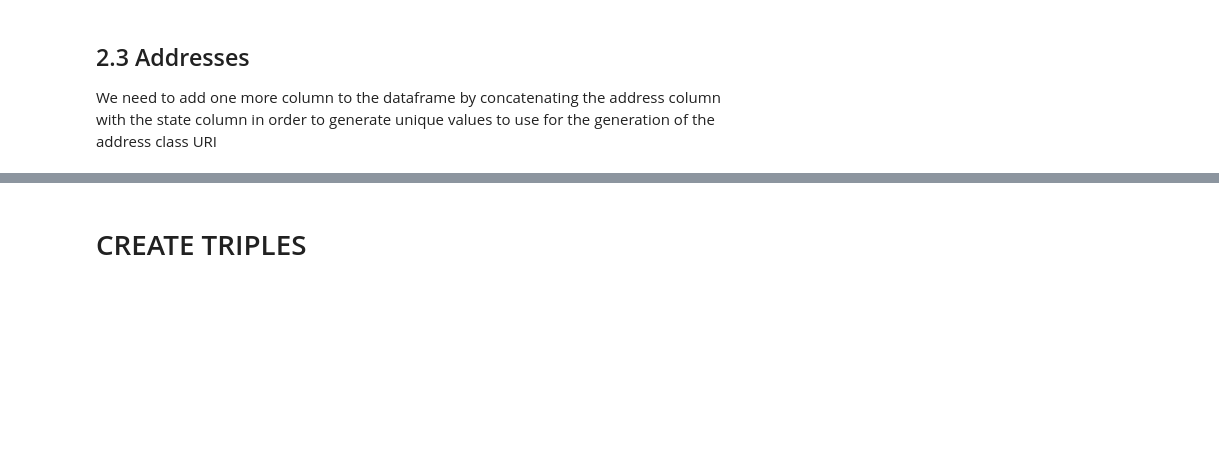
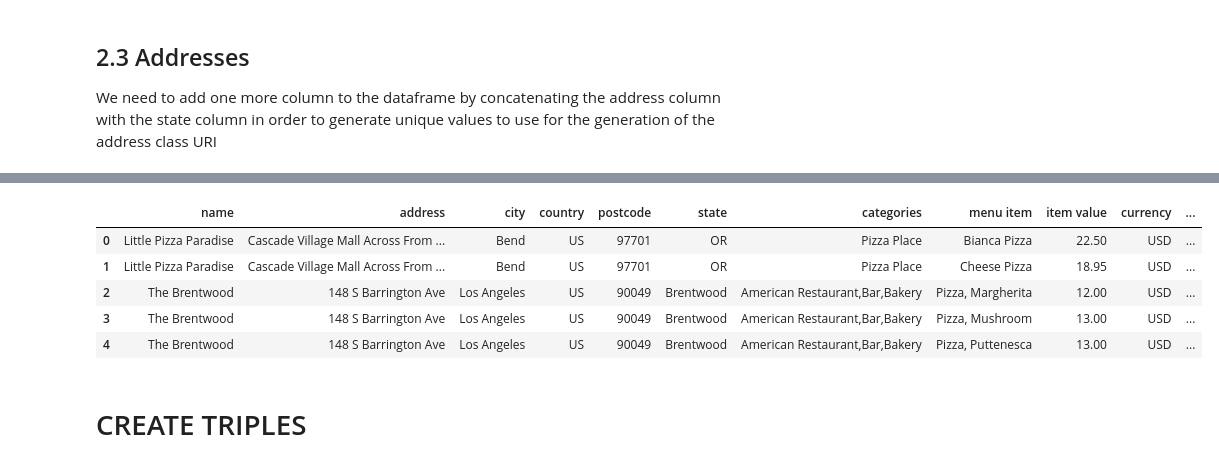
Before and after one commit to zdetor54/INM713-coursework, a Jupyter notebook: INM713-cw2.ipynb, the cells around one changed output, grey strips where cells are left out. Saved outputs shown, nothing was run; the diff lists cells and outputs as text; code cells hidden in the pictures; blank space fills up the shorter version.

```diff
--- a/INM713-cw2.ipynb
+++ b/INM713-cw2.ipynb
@@ -285,3 +288,13 @@ solution.df.head()
+# %%
+solution.df['pizza_name'] = solution.df.apply(lambda x: x.restaurant_name+'_'+str(x['menu item']),axis=1)
+solution.df.head()
+# %% [output]
+|  | name | address | city | country | postcode | state | categories | menu item | item value | currency | ... |
+| 0 | Little Pizza Paradise | Cascade Village Mall Across From ... | Bend | US | 97701 | OR | Pizza Place | Bianca Pizza | 22.50 | USD | ... |
+| 1 | Little Pizza Paradise | Cascade Village Mall Across From ... | Bend | US | 97701 | OR | Pizza Place | Cheese Pizza | 18.95 | USD | ... |
+| 2 | The Brentwood | 148 S Barrington Ave | Los Angeles | US | 90049 | Brentwood | American Restaurant,Bar,Bakery | Pizza, Margherita | 12.00 | USD | ... |
+| 3 | The Brentwood | 148 S Barrington Ave | Los Angeles | US | 90049 | Brentwood | American Restaurant,Bar,Bakery | Pizza, Mushroom | 13.00 | USD | ... |
+| 4 | The Brentwood | 148 S Barrington Ave | Los Angeles | US | 90049 | Brentwood | American Restaurant,Bar,Bakery | Pizza, Puttenesca | 13.00 | USD | ... |
 # %% [markdown]
 # CREATE TRIPLES
 # %%
```
Also changed, not shown: parts of 29 cells of this notebook, 4 other files.
